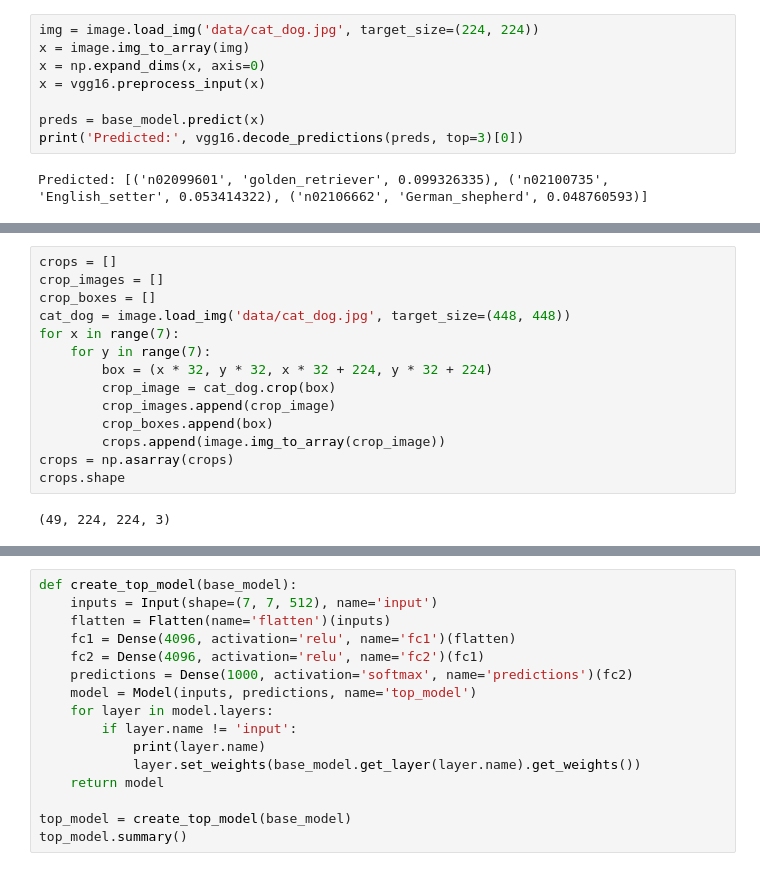
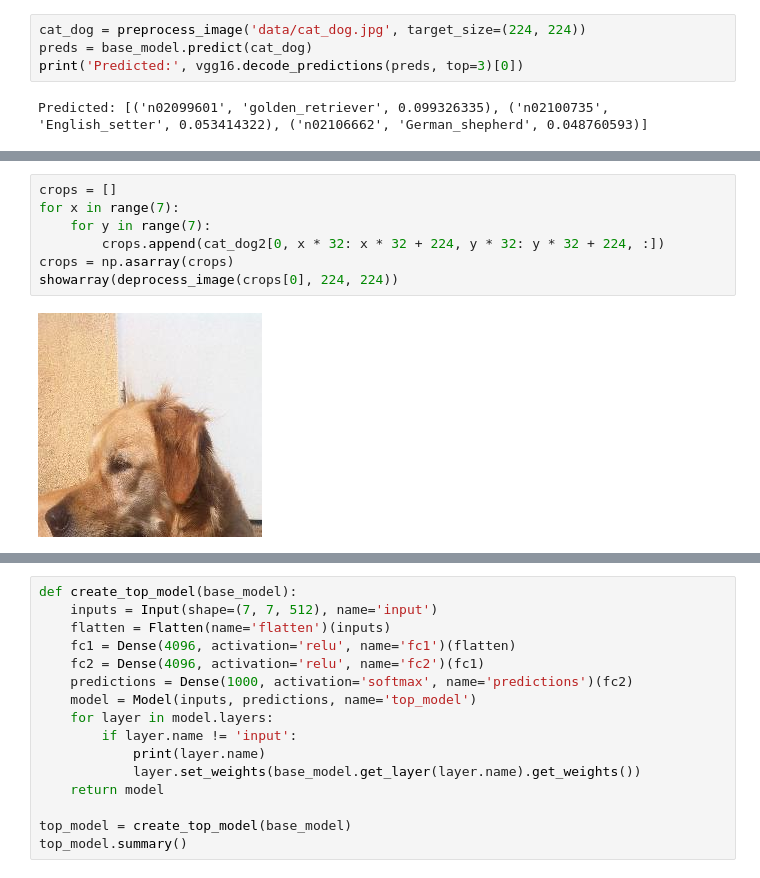
Before and after one commit to DOsinga/deep_learning_cookbook, a Jupyter notebook: 11.1 Detecting Multiple Images.ipynb, the cells around one changed output, grey strips where cells are left out. Saved outputs shown, nothing was run; the diff lists cells and outputs as text.

```diff
--- a/11.1 Detecting Multiple Images.ipynb
+++ b/11.1 Detecting Multiple Images.ipynb
@@ -30,12 +67,8 @@ Trainable params: 138,357,544
 Non-trainable params: 0
 _________________________________________________________________
 # %%
-img = image.load_img('data/cat_dog.jpg', target_size=(224, 224))
-x = image.img_to_array(img)
-x = np.expand_dims(x, axis=0)
-x = vgg16.preprocess_input(x)
-
-preds = base_model.predict(x)
+cat_dog = preprocess_image('data/cat_dog.jpg', target_size=(224, 224))
+preds = base_model.predict(cat_dog)
 print('Predicted:', vgg16.decode_predictions(preds, top=3)[0])
 # %% [output]
 Predicted: [('n02099601', 'golden_retriever', 0.099326335), ('n02100735', 'English_setter', 0.053414322), ('n02106662', 'German_shepherd', 0.048760593)]
@@ -50,19 +88,12 @@ cat_dog
 # %%
 crops = []
-crop_images = []
-crop_boxes = []
-cat_dog = image.load_img('data/cat_dog.jpg', target_size=(448, 448))
 for x in range(7):
     for y in range(7):
-        box = (x * 32, y * 32, x * 32 + 224, y * 32 + 224)
-        crop_image = cat_dog.crop(box)
-        crop_images.append(crop_image)
-        crop_boxes.append(box)
-        crops.append(image.img_to_array(crop_image))
+        crops.append(cat_dog2[0, x * 32: x * 32 + 224, y * 32: y * 32 + 224, :])
 crops = np.asarray(crops)
-crops.shape
+showarray(deprocess_image(crops[0], 224, 224))
 # %% [output]
-(49, 224, 224, 3)
+[figure, added]
 # %%
 preds = base_model.predict(vgg16.preprocess_input(crops))
 crop_scores = defaultdict(list)
```
Also changed, not shown: parts of 25 cells of this notebook, 2 other files.
